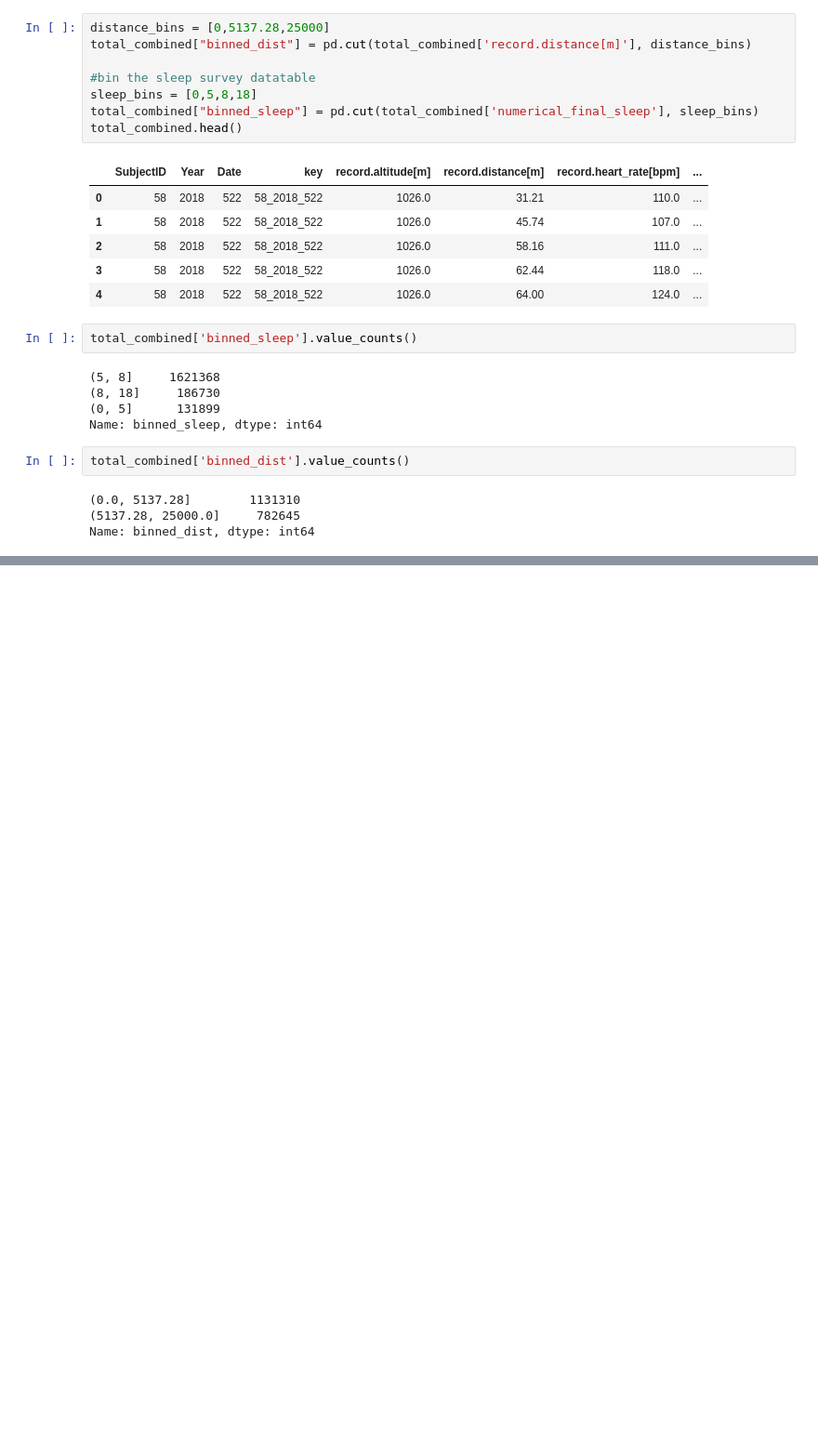
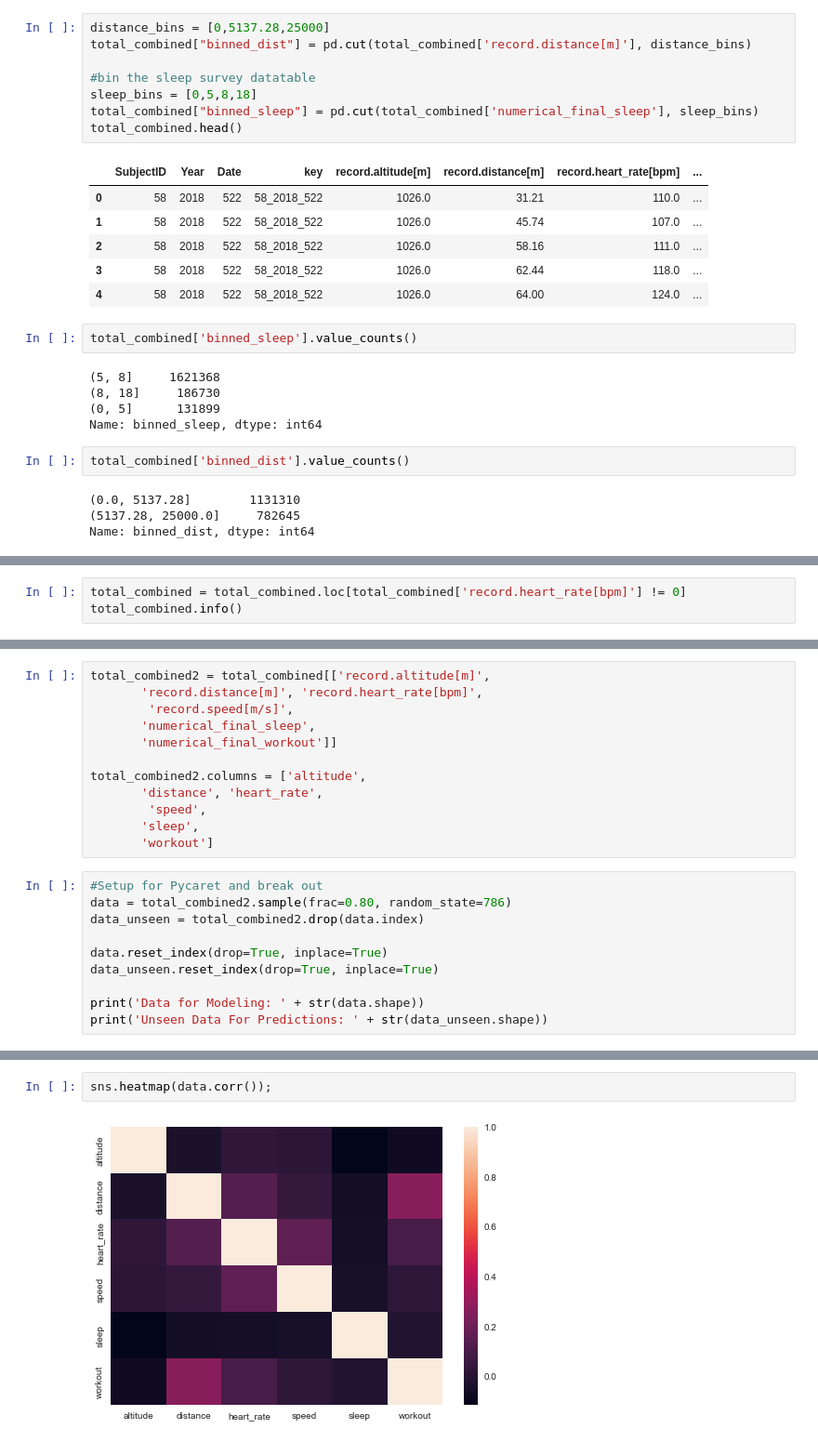
Before and after one commit to Ly-Mark/Garmin_Running, a Jupyter notebook: garmin_run_0302.ipynb, the cells around one changed output, grey strips where cells are left out. Shown at 93% size. Cells and saved outputs as stored; diff of their text form; blank space fills up the shorter version.

```diff
--- a/garmin_run_0302.ipynb
+++ b/garmin_run_0302.ipynb
@@ -582,0 +555,3 @@ Name: binned_dist, dtype: int64
+# %%
+total_combined = total_combined.loc[total_combined['record.heart_rate[bpm]'] != 0]
+total_combined.info()
@@ -582,0 +624,22 @@ Name: binned_dist, dtype: int64
+# %%
+total_combined2 = total_combined[['record.altitude[m]',
+       'record.distance[m]', 'record.heart_rate[bpm]',
+        'record.speed[m/s]',
+       'numerical_final_sleep',
+       'numerical_final_workout']]
+
+total_combined2.columns = ['altitude',
+       'distance', 'heart_rate',
+        'speed',
+       'sleep',
+       'workout']
+# %%
+#Setup for Pycaret and break out
+data = total_combined2.sample(frac=0.80, random_state=786)
+data_unseen = total_combined2.drop(data.index)
+
+data.reset_index(drop=True, inplace=True)
+data_unseen.reset_index(drop=True, inplace=True)
+
+print('Data for Modeling: ' + str(data.shape))
+print('Unseen Data For Predictions: ' + str(data_unseen.shape))
@@ -582,0 +757,4 @@ Name: binned_dist, dtype: int64
+# %%
+sns.heatmap(data.corr());
+# %% [output]
+[figure, added]
```
Also changed, not shown: parts of 23 cells of this notebook.
